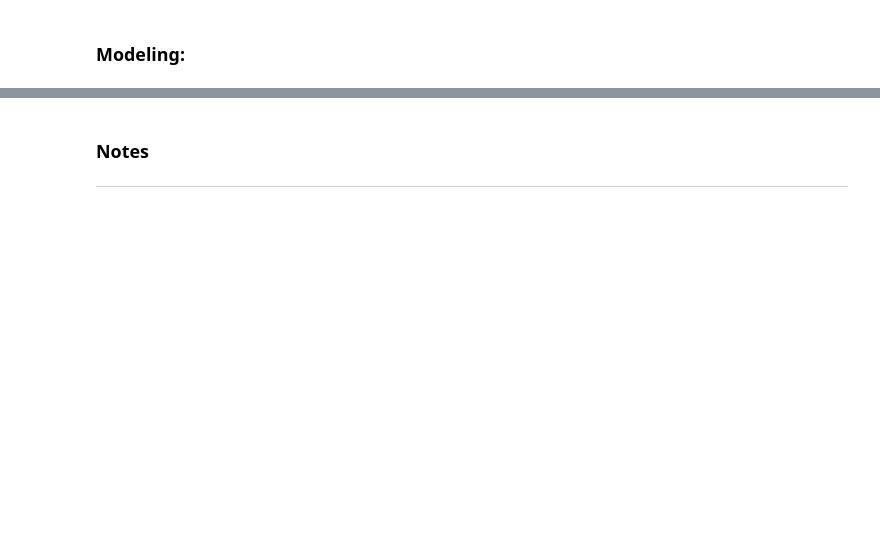
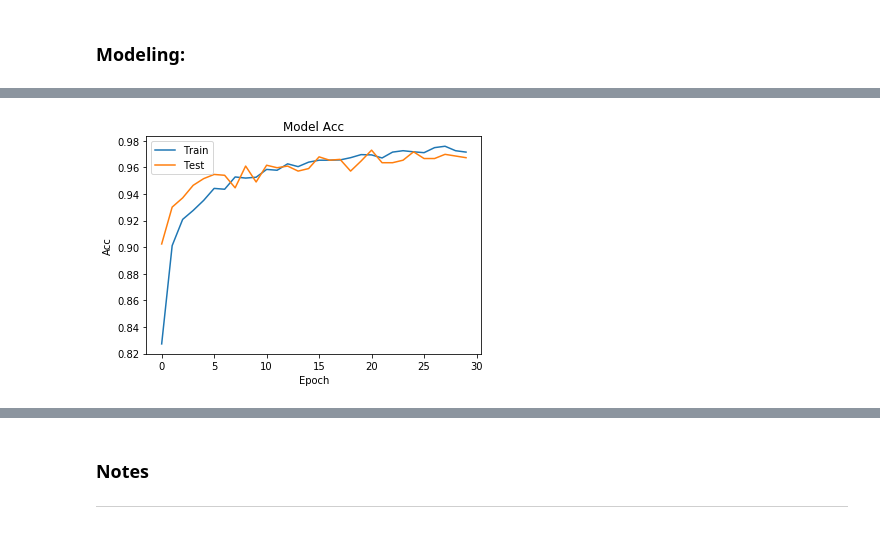
Before and after one commit to zachdg7/Exoplanet_Detection, a Jupyter notebook: models.ipynb, the cells around one changed output, grey strips where cells are left out. Cells and saved outputs as stored; diff of their text form; code cells hidden in the pictures; blank space fills up the shorter version.

```diff
--- a/models.ipynb
+++ b/models.ipynb
@@ -70,3 +79,6 @@ X = master_df.iloc[:, 2:]
 y = master_df['LABEL']
 # %%
 X_train, X_test, y_train, y_test = train_test_split(X, y, stratify = y)
+# %%
+X_train = X_train.T
+X_test = X_test.T
@@ -72,0 +105,13 @@ X_train, X_test, y_train, y_test = train_test_split(X, y, stratify = y)
+# %%
+# Scaling
+ss = StandardScaler()
+
+scaled_df = ss.fit_transform(X_train)
+X_train = pd.DataFrame(scaled_df, columns=X_train.columns)
+
+#####FIXME!!!! you shouldn't be fit transforming, just transforming
+test_scaled_df = ss.fit_transform(X_test)
+X_test = pd.DataFrame(test_scaled_df, columns=X_test.columns)
+# %%
+X_train = X_train.T
+X_test = X_test.T
@@ -124,9 +198,10 @@ model.compile(loss = 'binary_crossentropy',
               optimizer = 'adam',
               metrics = ['accuracy'])
 # %%
-model.fit(X_array,
-          y_train,
-          batch_size = 64,
-          epochs = 10,
-          verbose = 1)
+result = model.fit(X_array,
+                    y_train,
+                    batch_size = 64,
+                    epochs = 30,
+                    verbose = 1,
+                   validation_data = (X_test_array, y_test))
 # %% [output]
@@ -152,10 +225,12 @@ score
 # %%
-# # Plot loss over time.
-# plt.figure()
-# plt.plot(history.history['loss'])
-# plt.plot(history.history['val_loss'])
-# plt.title('model loss')
-# plt.ylabel('loss')
-# plt.xlabel('epoch')
-# plt.legend(['train', 'test'], loc='best')
-# plt.show();
+# Plot loss over time.
+plt.figure()
+plt.plot(result.history['acc'])
+plt.plot(result.history['val_acc'])
+plt.title('Model Acc')
+plt.ylabel('Acc')
+plt.xlabel('Epoch')
+plt.legend(['Train', 'Test'], loc='best')
+plt.show();
+# %% [output]
+[figure, added]
```
Also changed, not shown: parts of 13 cells of this notebook.
